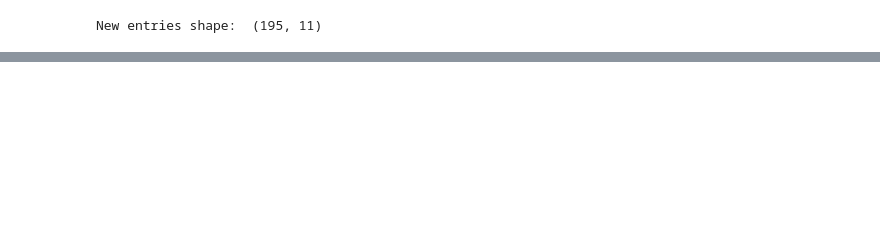
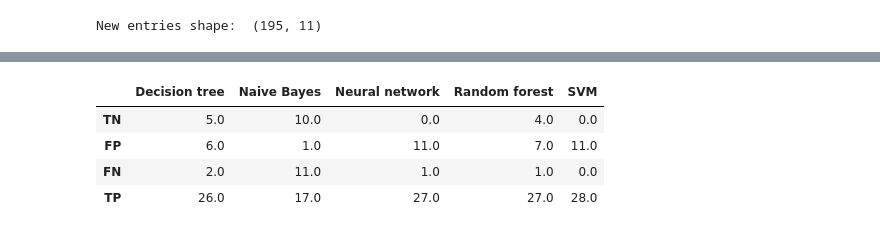
Before and after one commit to cleversonahum/parkinson_diagnosis_ml, a Jupyter notebook: parkinson_diagnosis.ipynb, the cells around one changed output, grey strips where cells are left out. Drawn from its saved outputs; the diff is of its cells as text; code cells hidden in the pictures; blank space fills up the shorter version.

```diff
--- a/parkinson_diagnosis.ipynb
+++ b/parkinson_diagnosis.ipynb
@@ -451,0 +529,11 @@ New entries shape:  (195, 11)
+# %%
+# Training classifiers using cross-validation
+fold_number = 1
+for train_indexes, valid_indexes in kf.split(x_train, y_train):
+    print("Fold ", fold_number)
+    for classifier, label in classifiers:
+        classifier.fit(x_train[train_indexes], y_train[train_indexes])
+        y_valid_pred = classifier.predict(x_train[valid_indexes])
+        print("Classifier type: ",label, ", Validation Accuracy = ", accuracy_score(y_train[valid_indexes], y_valid_pred))
+    print('\n')
+    fold_number += 1
@@ -451,0 +582,9 @@ New entries shape:  (195, 11)
+# %%
+df_confusion_matrixes = pd.DataFrame(confusion_matrixes, columns=indexes, index=[label for _, label in classifiers])
+df_confusion_matrixes.T
+# %% [output]
+|  | Decision tree | Naive Bayes | Neural network | Random forest | SVM |
+| TN | 5.0 | 10.0 | 0.0 | 4.0 | 0.0 |
+| FP | 6.0 | 1.0 | 11.0 | 7.0 | 11.0 |
+| FN | 2.0 | 11.0 | 1.0 | 1.0 | 0.0 |
+| TP | 26.0 | 17.0 | 27.0 | 27.0 | 28.0 |
```
Also changed, not shown: parts of 25 cells of this notebook.
